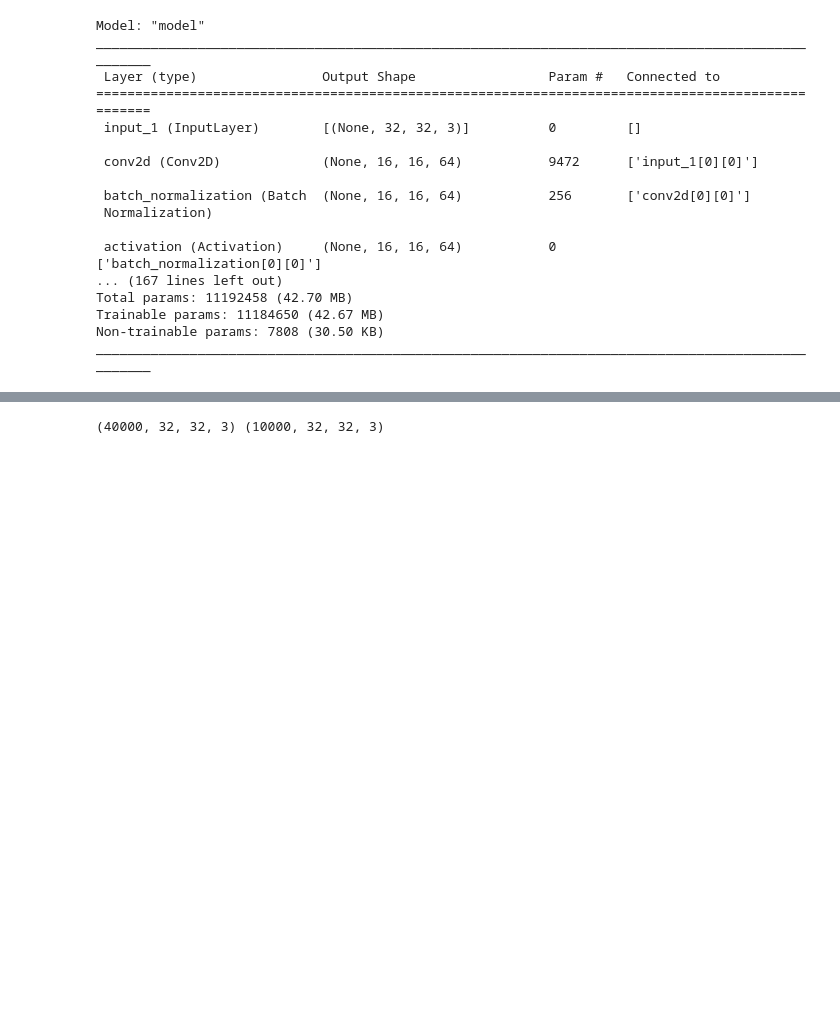
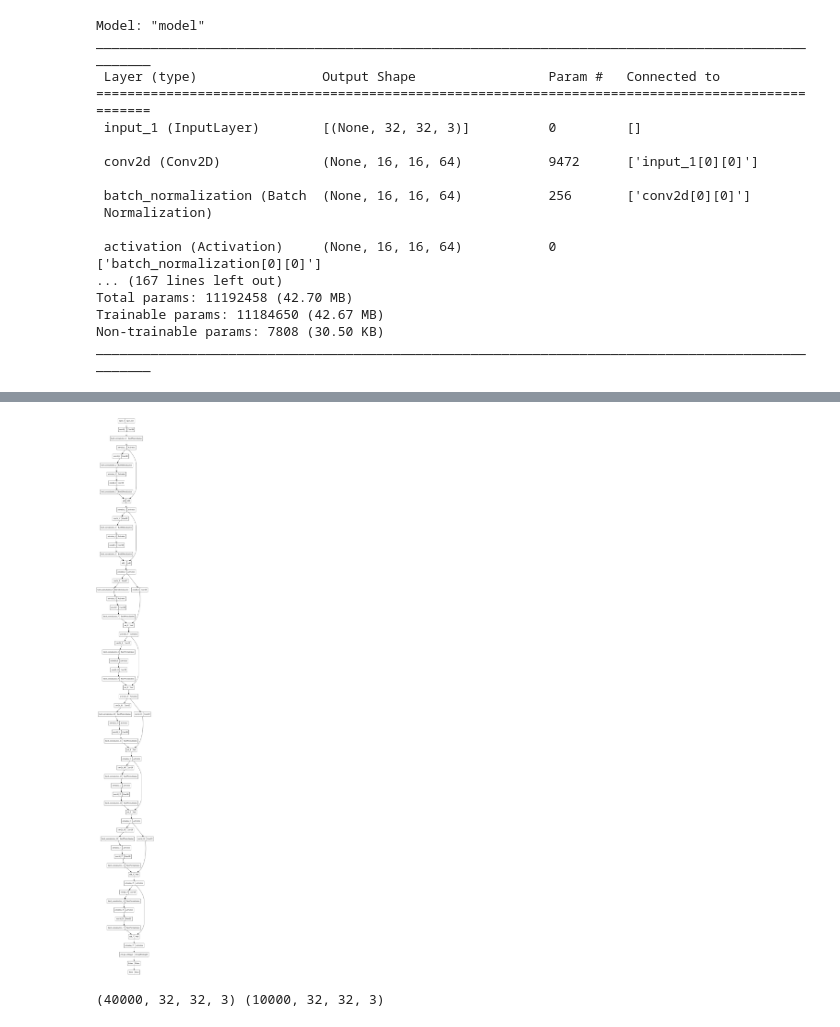
Before and after one commit to Vicss0529/collab-notebook, a Jupyter notebook: ResNet_Layers_Visualization.ipynb, the cells around one changed output, grey strips where cells are left out. Saved outputs shown, nothing was run; the diff lists cells and outputs as text; code cells hidden in the pictures; blank space fills up the shorter version.

```diff
--- a/ResNet_Layers_Visualization.ipynb
+++ b/ResNet_Layers_Visualization.ipynb
@@ -156,3 +239,7 @@ ________________________________________________________________________________
+# %%
+plot_model(model_preactivation)
+# %% [output]
+[figure, added]
 # %%
 from sklearn.model_selection import train_test_split
 X_train, X_validation, y_train, y_validation = train_test_split(x_train, y_train, test_size=0.2, random_state=42)
```
Also changed, not shown: parts of 13 cells of this notebook.
